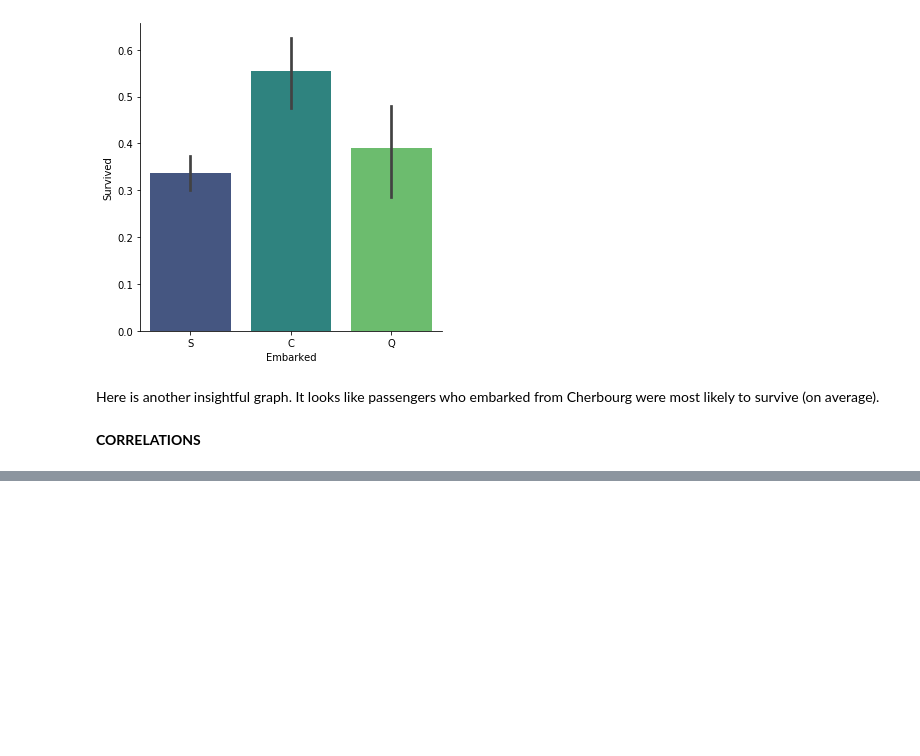
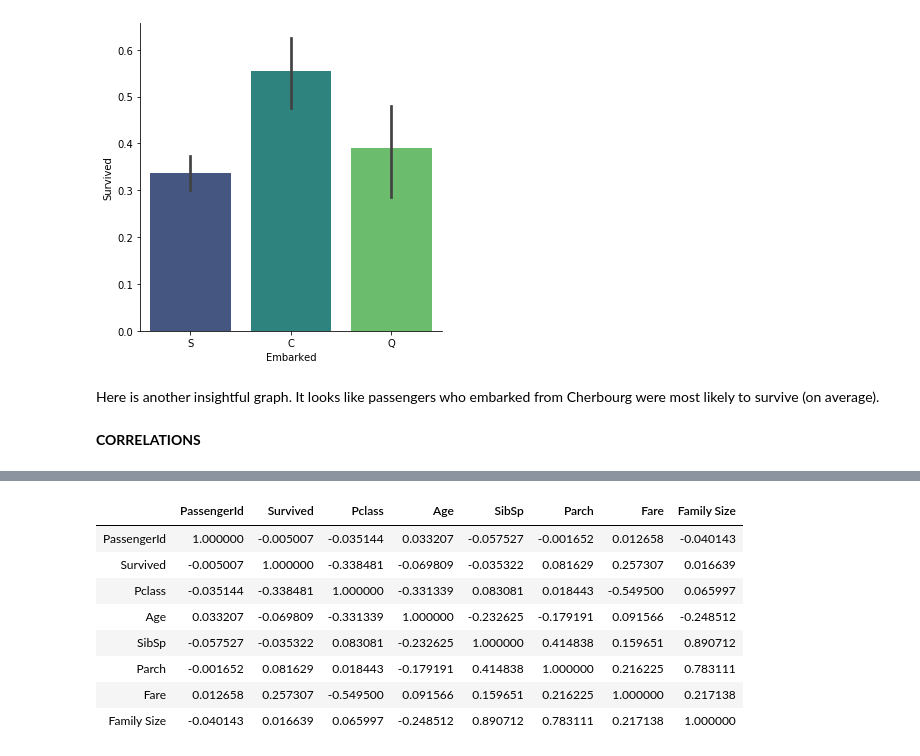
Before and after one commit to SalimAmarti/Titanic_Project, a Jupyter notebook: Titanic model.ipynb, the cells around one changed output, grey strips where cells are left out. Cells and saved outputs as stored; diff of their text form; code cells hidden in the pictures; blank space fills up the shorter version.

```diff
--- a/Titanic model.ipynb
+++ b/Titanic model.ipynb
@@ -326,0 +336,12 @@ Here is another insightful graph. It looks like passengers who embarked from Che
+# %%
+tit_data_clean.corr()
+# %% [output]
+|  | PassengerId | Survived | Pclass | Age | SibSp | Parch | Fare | Family Size |
+| PassengerId | 1.000000 | -0.005007 | -0.035144 | 0.033207 | -0.057527 | -0.001652 | 0.012658 | -0.040143 |
+| Survived | -0.005007 | 1.000000 | -0.338481 | -0.069809 | -0.035322 | 0.081629 | 0.257307 | 0.016639 |
+| Pclass | -0.035144 | -0.338481 | 1.000000 | -0.331339 | 0.083081 | 0.018443 | -0.549500 | 0.065997 |
+| Age | 0.033207 | -0.069809 | -0.331339 | 1.000000 | -0.232625 | -0.179191 | 0.091566 | -0.248512 |
+| SibSp | -0.057527 | -0.035322 | 0.083081 | -0.232625 | 1.000000 | 0.414838 | 0.159651 | 0.890712 |
+| Parch | -0.001652 | 0.081629 | 0.018443 | -0.179191 | 0.414838 | 1.000000 | 0.216225 | 0.783111 |
+| Fare | 0.012658 | 0.257307 | -0.549500 | 0.091566 | 0.159651 | 0.216225 | 1.000000 | 0.217138 |
+| Family Size | -0.040143 | 0.016639 | 0.065997 | -0.248512 | 0.890712 | 0.783111 | 0.217138 | 1.000000 |
```
Also changed, not shown: parts of 1 cell of this notebook.
